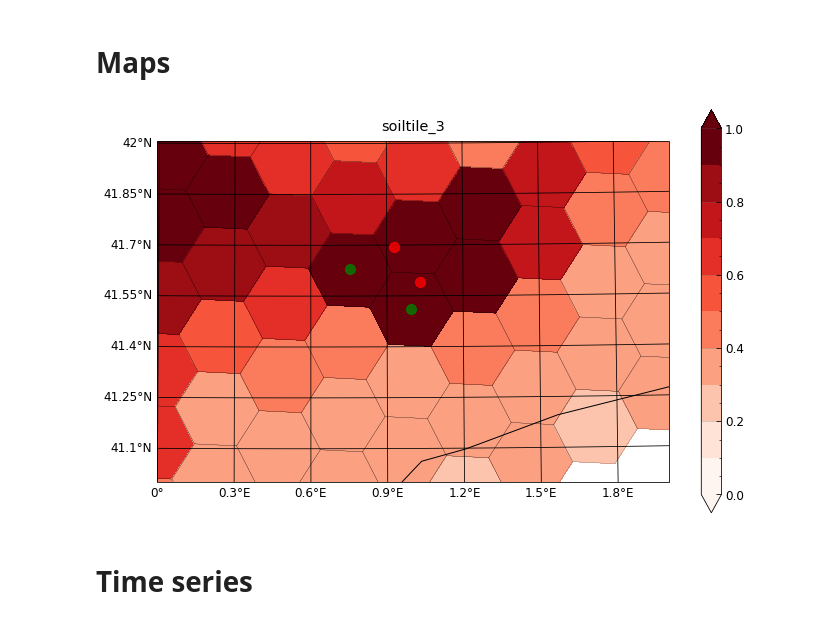
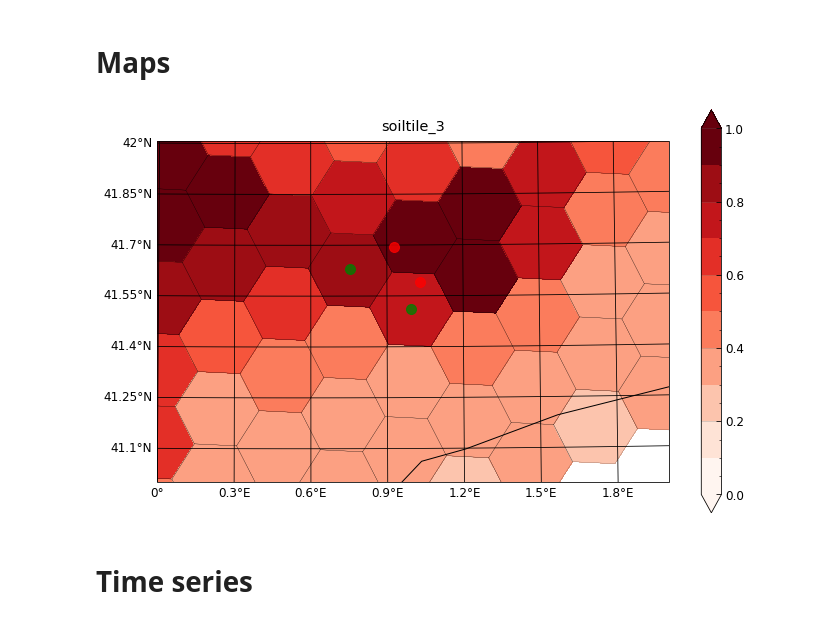
Before and after one commit to ptiengou/netcdf-scripts, a Jupyter notebook: python_notebooks/LMDZOR/LAM_08_HFnative.ipynb, the cells around one changed output. Saved outputs shown, nothing was run; the diff lists cells and outputs as text; code cells hidden in the pictures.

```diff
--- a/python_notebooks/LMDZOR/LAM_08_HFnative.ipynb
+++ b/python_notebooks/LMDZOR/LAM_08_HFnative.ipynb
@@ -814,31 +800,30 @@ sop_els_mto = filter_xarray_by_timestamps(els_mto, SOP_start_time, SOP_end_time)
 # Maps
 # %%
 file=orc_irr_1M_newfile
-file=orc_maps_irr_1M_newfile
 # file=orc_ratios_1M_file
 # file=orc_noirr_1M_newfile
 # file=orc_noRoughdyn_1M_file
 var='soiltile_3'
 
 lat_min, lat_max, lon_min, lon_max = 41.35, 41.82, 0.45, 1.35
 lat_min, lat_max, lon_min, lon_max = 41., 42., 0., 2.
 # lat_min, lat_max, lon_min, lon_max = 36.0, 44, -10, 3.5
 
 vmin=0.9
 vmax=1.1
 cmap=reds
 # (file, var, vmin, vmax, cmap)=(orc_irr_1M_file, 'irrigation', 0, 0.2, wet)
 
 plot_ICO_from_netcdf(file, var,
                      cmap=cmap,
                      lon_min=lon_min, lon_max=lon_max, lat_min=lat_min, lat_max=lat_max,
                     #  vmin=vmin, vmax=vmax,
                     #  title='Irrigation (July 2021, mm/d)'
     )
 ax=plt.gca()
 add_liaise_site_loc(ax)
 # %% [output]
-[figure, old version]
+[figure, new version]
 # %% [markdown]
 # Time series
 # %% [markdown]
```
Also changed, not shown: parts of 28 cells of this notebook.
